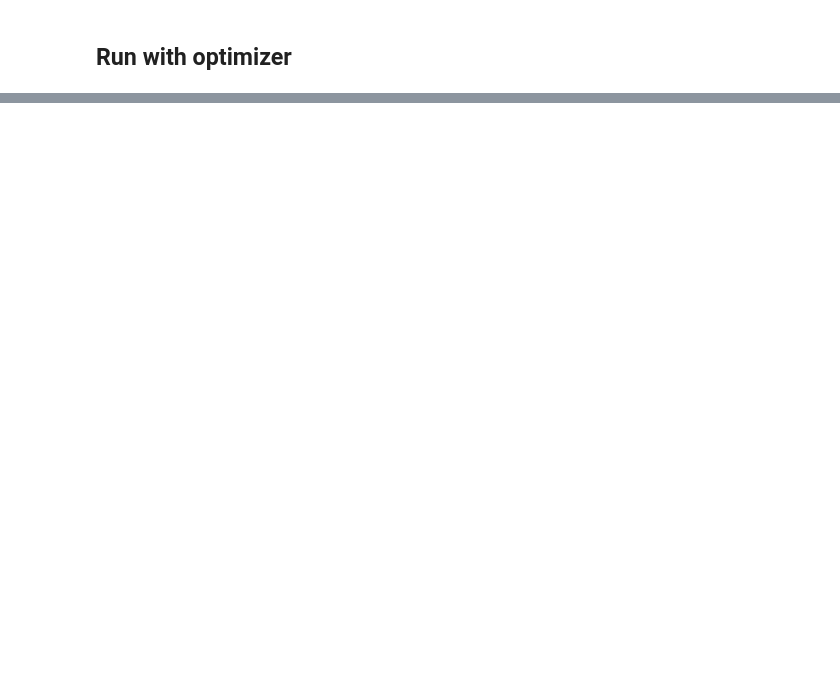
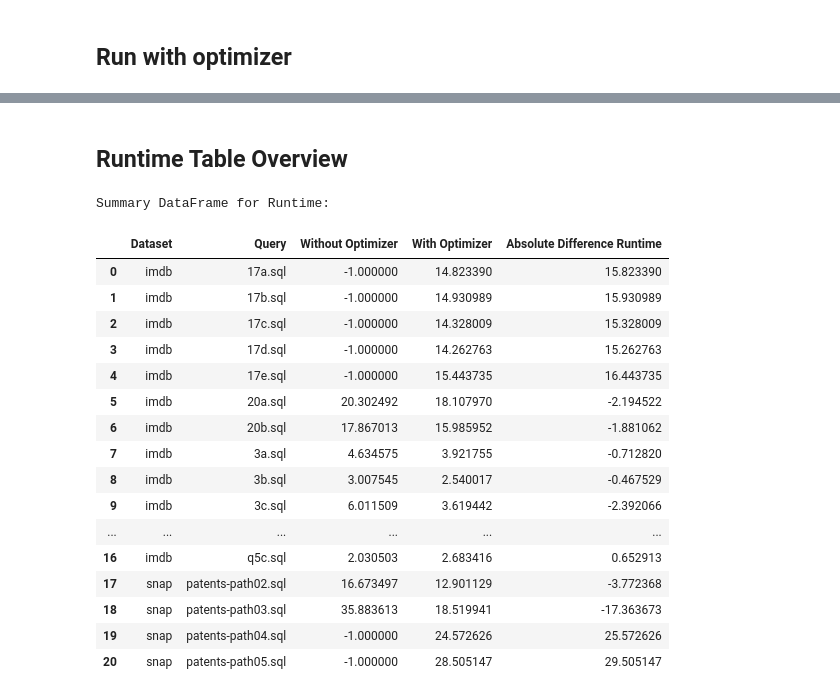
Before and after one commit to Jakob1010/query-optimizer-benchmark, a Jupyter notebook: clickhouse-eval.ipynb, the cells around one changed output, grey strips where cells are left out. Drawn from its saved outputs; the diff is of its cells as text; code cells hidden in the pictures; blank space fills up the shorter version.

```diff
--- a/clickhouse-eval.ipynb
+++ b/clickhouse-eval.ipynb
@@ -66,8 +73,8 @@ for sql_file in sql_files:
         queries.append([file.read(), sql_file])
 # %%
 # key = filename
-# value = [elapsed_time, query_result, optimizer_used, run_number]
+# value = [elapsed_time, memory, query_result, optimizer_used, run_number]
 results = defaultdict(list)
 
 excluded = []
-runs = 1
+runs = 3
@@ -146,0 +189,34 @@ for filename, result_objects in result_adapted.items():
+# %% [markdown]
+## Runtime Table Overview
+# %%
+# Calculate average runtime with and without optimizer
+summary_df = df.groupby(['Dataset', 'Query']).apply(lambda x: pd.Series({
+    'Without Optimizer': x[x['Optimizer Used'] == False]['Runtime (s)'].mean(),
+    'With Optimizer': x[x['Optimizer Used'] == True]['Runtime (s)'].mean()
+})).reset_index()
+
+# Compute absolute difference between runtime with and without optimizer
+summary_df['Absolute Difference Runtime'] = summary_df['With Optimizer']-summary_df['Without Optimizer']
+
+# Print the summary DataFrame
+print("Summary for Runtime:")
+summary_df
+# %% [output]
+Summary DataFrame for Runtime:
+|  | Dataset | Query | Without Optimizer | With Optimizer | Absolute Difference Runtime |
+| 0 | imdb | 17a.sql | -1.000000 | 14.823390 | 15.823390 |
+| 1 | imdb | 17b.sql | -1.000000 | 14.930989 | 15.930989 |
+| 2 | imdb | 17c.sql | -1.000000 | 14.328009 | 15.328009 |
+| 3 | imdb | 17d.sql | -1.000000 | 14.262763 | 15.262763 |
+| 4 | imdb | 17e.sql | -1.000000 | 15.443735 | 16.443735 |
+| 5 | imdb | 20a.sql | 20.302492 | 18.107970 | -2.194522 |
+| 6 | imdb | 20b.sql | 17.867013 | 15.985952 | -1.881062 |
+| 7 | imdb | 3a.sql | 4.634575 | 3.921755 | -0.712820 |
+| 8 | imdb | 3b.sql | 3.007545 | 2.540017 | -0.467529 |
+| 9 | imdb | 3c.sql | 6.011509 | 3.619442 | -2.392066 |
+| ... | ... | ... | ... | ... | ... |
+| 16 | imdb | q5c.sql | 2.030503 | 2.683416 | 0.652913 |
+| 17 | snap | patents-path02.sql | 16.673497 | 12.901129 | -3.772368 |
+| 18 | snap | patents-path03.sql | 35.883613 | 18.519941 | -17.363673 |
+| 19 | snap | patents-path04.sql | -1.000000 | 24.572626 | 25.572626 |
+| 20 | snap | patents-path05.sql | -1.000000 | 28.505147 | 29.505147 |
```
Also changed, not shown: parts of 18 cells of this notebook.
